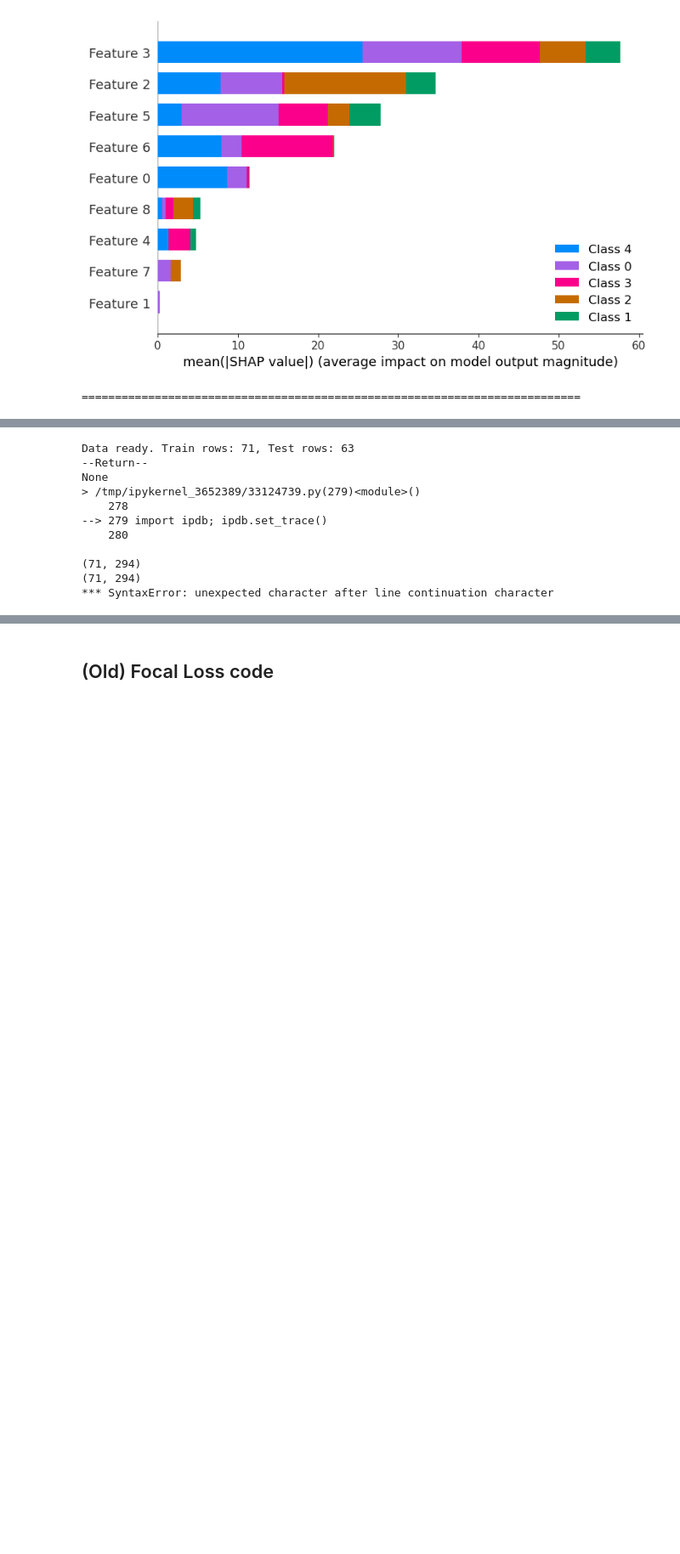
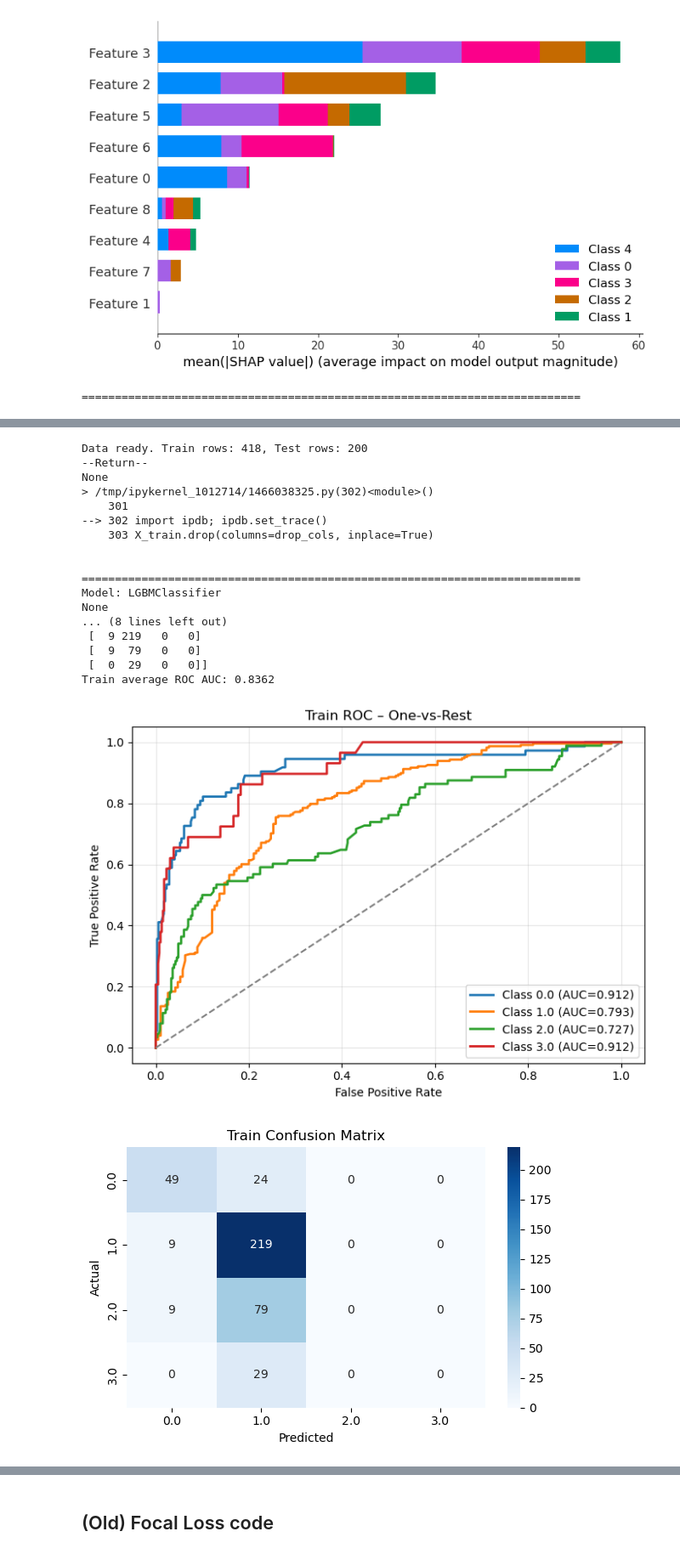
Before and after one commit to iglesiascaio/earthquake_prediction, a Jupyter notebook: notebooks/model_exploration.ipynb, the cells around one changed output, grey strips where cells are left out. Shown at 85% size. Cells and saved outputs as stored; diff of their text form; code cells hidden in the pictures; blank space fills up the shorter version.

```diff
--- a/notebooks/model_exploration.ipynb
+++ b/notebooks/model_exploration.ipynb
@@ -234,7 +236,7 @@ class_thresholds = {2: 0.30, 3: 0.25}       # example for multi-class use-case
 # 5. Pipeline run
 # ----------------------------------------------------------
 X_train, X_test, y_train, y_test = load_and_split_data(
-    "data/features/earthquake_features.parquet", task
+    "./earthquake_prediction/data/features/earthquake_features.parquet", task
 )
 
 # drop sparse / list columns
@@ -383,7 +391,7 @@ def load_and_split_data(daily_path: str,
     """
     # --------------------  read tables  --------------------
     df_daily   = pd.read_parquet(daily_path)
-    df_seismic = pd.read_pickle("data/features/SeisLMForMagnitudePrediction_sample_embeddings.pkl") # CHANGE THIS PATH
+    df_seismic = pd.read_pickle("./earthquake_prediction/data//features/embeddings_190102.pkl") # CHANGE THIS PATH
 
     # ------------------  explode embeddings  ---------------
     emb_dim   = len(df_seismic.iloc[0, df_seismic.columns.get_loc("embedding")])
@@ -426,14 +434,15 @@ def load_and_split_data(daily_path: str,
     y  = df[target]
     if task == "classification":
         y = y - 1                     # labels start at 0
+        # y = y >= 3
 
 
 
     # ---------------  temporal train / test  ---------------
     X_train = X.loc[X.date <  "2024-01-01"].copy()
-    X_test  = X.loc[X.date >= "2024-01-30"].copy()
+    X_test  = X.loc[X.date >= "2024-01-01"].copy()
     y_train = y.loc[X.date <  "2024-01-01"].copy()
-    y_test  = y.loc[X.date >= "2024-01-30"].copy()
+    y_test  = y.loc[X.date >= "2024-01-01"].copy()
 
     # keep only labels seen in both splits
     common  = set(y_train.unique()) & set(y_test.unique())
@@ -446,11 +455,21 @@ def load_and_split_data(daily_path: str,
     print(f"Data ready. Train rows: {len(X_train)}, Test rows: {len(X_test)}")
     return X_train, X_test, y_train, y_test
 
+#import PCA from sklearn
+from sklearn.decomposition import PCA
+from sklearn.decomposition import FastICA
+from sklearn.decomposition import KernelPCA
+from sklearn.manifold import Isomap
+import umap
 
 def build_preprocessor():
     return Pipeline([
         ("imputer", SimpleImputer(strategy="median")),
-        ("scaler",  StandardScaler())
+        ("scaler",  StandardScaler()),
+        # ("pca",     PCA(n_components=0.8)),
+        # ("isomap",    Isomap(n_components=10, n_neighbors=15))
+        # ("umap",    umap.UMAP(n_components=10))
+        # ("ica", FastICA(n_components=10, random_state=0))
     ])
 
 
@@ -586,12 +605,19 @@ def evaluate_classification(pipe, X, y, dataset, thresholds=None):
 
 
 def plot_shap_values(pipe, X, model_name):
-    tree = pipe.named_steps["model"]
-    X_trans = pipe.named_steps["preprocessor"].transform(X)
+    tree      = pipe.named_steps["model"]
+    X_trans   = pipe.named_steps["preprocessor"].transform(X)
     explainer = shap.TreeExplainer(tree)
-    shap.summary_plot(explainer.shap_values(X_trans),
-                      X_trans, plot_type="bar", max_display=10, show=True)
+    shap_vals = explainer.shap_values(X_trans)
 
+    shap.summary_plot(
+        shap_vals,
+        X_trans,
+        feature_names=list(X.columns),
+        plot_type="bar",
+        max_display=10,
+        show=True
+    )
 
 # ----------------------------------------------------------
 # 4. Run-level parameters
@@ -609,8 +635,8 @@ class_thresholds = {2: 0.30, 3: 0.25}       # example for multi-class use-case
 # 5. Pipeline run
 # ----------------------------------------------------------
 X_train, X_test, y_train, y_test = load_and_split_data(
-    daily_path   = "data/features/earthquake_features.parquet",
-    seismic_path = "data/features/df_seismic.parquet",   # << path to your seismic file
+    daily_path   = "./earthquake_prediction/data/features/earthquake_features.parquet",
+    seismic_path = "./earthquake_prediction/data/features/df_seismic.parquet",   # << path to your seismic file
     task = task
 )
 
@@ -633,8 +659,11 @@ top_feats = [
              "daily_count_30d_sum","daily_b_value","rolling_dE_half",
              "daily_etas_intensity","time_since_class_2","daily_count_7d_sum"]
 
-X_train = X_train[top_feats + emb_cols]
-X_test  = X_test [top_feats + emb_cols]
+# X_train = X_train[top_feats + emb_cols]
+# X_test  = X_test [top_feats + emb_cols]
+
+X_train = X_train[emb_cols]
+X_test  = X_test [emb_cols]
 
 preprocessor = build_preprocessor()
 cv_split     = TimeSeriesSplit(n_splits=3)
@@ -647,38 +676,46 @@ for mdl in models_to_run:
     pipe = Pipeline([("preprocessor", preprocessor), ("model", model)])
 
     if do_tuning and param_grid:
         search = RandomizedSearchCV(
             pipe, param_distributions=param_grid, cv=cv_split,
             scoring="accuracy" if task=="classification" else "r2",
             n_iter=50, random_state=42, n_jobs=-1, verbose=2
         ).fit(X_train, y_train)
         pipe = search.best_estimator_
         print("Best params:", search.best_params_)
     else:
         import ipdb; ipdb.set_trace()
         pipe.fit(X_train, y_train)
 
     thresh = class_thresholds if (apply_thresholds and task=="classification") else None
 
     if task == "regression":
         evaluate_regression(pipe, X_train, y_train, "Train")
         evaluate_regression(pipe, X_test,  y_test,  "Test")
     else:
         evaluate_classification(pipe, X_train, y_train, "Train", thresholds=thresh)
         evaluate_classification(pipe, X_test,  y_test,  "Test",  thresholds=thresh)
 
     print("SHAP exposition …")
     plot_shap_values(pipe, X_train, mdl)
     print("="*75+"\n")
 # %% [output]
-Data ready. Train rows: 71, Test rows: 63
+Data ready. Train rows: 418, Test rows: 200
 --Return--
 None
-> /tmp/ipykernel_3652389/33124739.py(279)<module>()
-    278
---> 279 import ipdb; ipdb.set_trace()
-    280
+> /tmp/ipykernel_1012714/1466038325.py(302)<module>()
+    301
+--> 302 import ipdb; ipdb.set_trace()
+    303 X_train.drop(columns=drop_cols, inplace=True)
 
-(71, 294)
-(71, 294)
-*** SyntaxError: unexpected character after line continuation character
+
+===========================================================================
+Model: LGBMClassifier
+None
+... (8 lines left out)
+ [  9 219   0   0]
+ [  9  79   0   0]
+ [  0  29   0   0]]
+Train average ROC AUC: 0.8362
+[figure, added]
+[figure, added]
```
Also changed, not shown: parts of 19 cells of this notebook.
